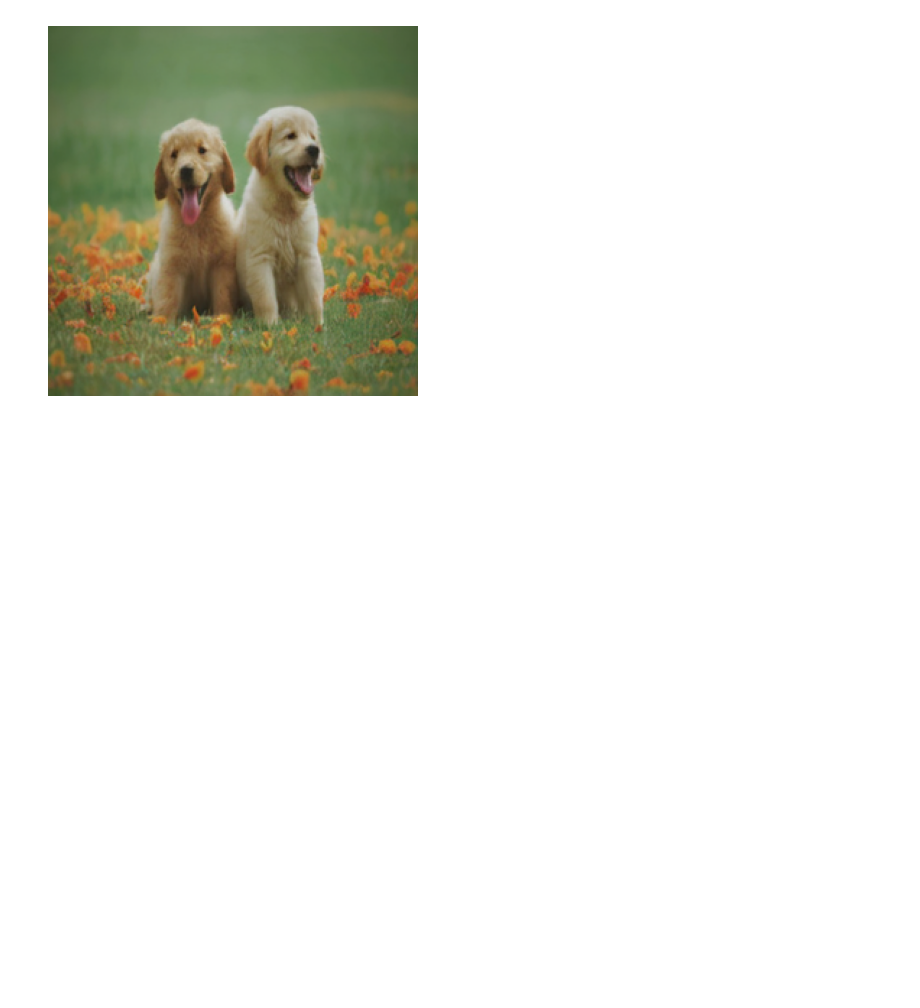
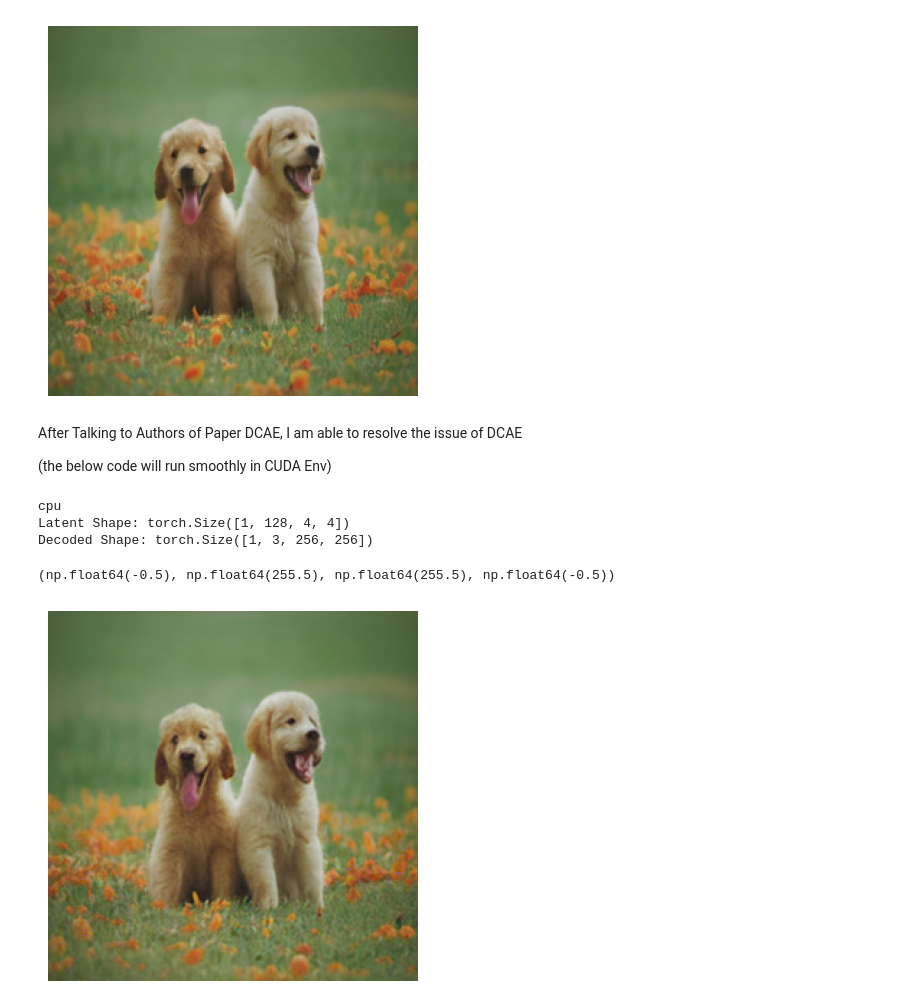
Before and after one commit to Ishushan02/Diffusion-Transformer-Text-To-Image-Generation, a Jupyter notebook: 2_imageEncodings.ipynb, the cells around one changed output. Drawn from its saved outputs; the diff is of its cells as text; code cells hidden in the pictures; blank space fills up the shorter version.

Commit message:
DCAE Implementation

```diff
--- a/2_imageEncodings.ipynb
+++ b/2_imageEncodings.ipynb
@@ -83,3 +85,28 @@ image_tensor.shape
 # %% [output]
 torch.Size([1, 3, 256, 256])
 [figure]
+# %% [markdown]
+After Talking to Authors of Paper DCAE, I am able to resolve the issue of DCAE
+
+(the below code will run smoothly in CUDA Env)
+# %%
+device = torch.device("cuda" if torch.cuda.is_available() else "cpu")
+print(device)
+dc_ae: AutoencoderDC = AutoencoderDC.from_pretrained(f"mit-han-lab/dc-ae-f64c128-in-1.0-diffusers", torch_dtype=torch.float32).to(device).eval()
+
+
+x = image_tensor.to(device)
+latent = dc_ae.encode(x).latent
+print(f"Latent Shape: {latent.shape}")
+y = dc_ae.decode(latent).sample
+print(f"Decoded Shape: {y.shape}")
+decodedImg = y * 0.5 + 0.5
+decoded_image = transforms.ToPILImage()(decodedImg.squeeze(0))
+plt.imshow(decoded_image)
+plt.axis('off')
+# %% [output]
+cpu
+Latent Shape: torch.Size([1, 128, 4, 4])
+Decoded Shape: torch.Size([1, 3, 256, 256])
+(np.float64(-0.5), np.float64(255.5), np.float64(255.5), np.float64(-0.5))
+[figure, added]
```
Also changed, not shown: parts of 1 cell of this notebook.
